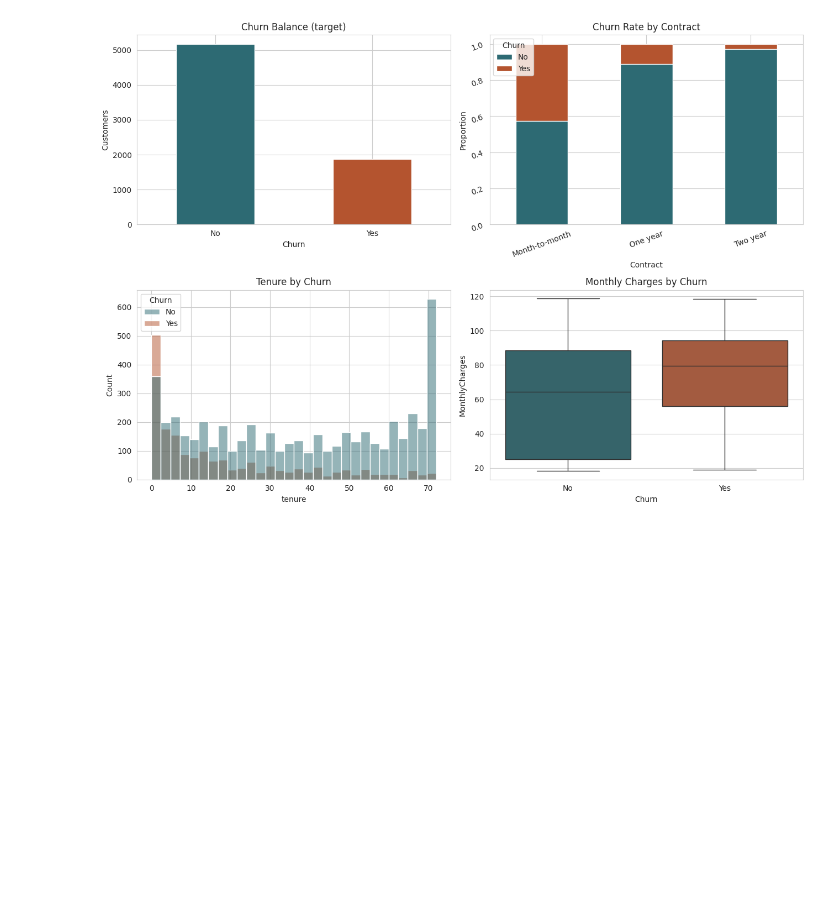
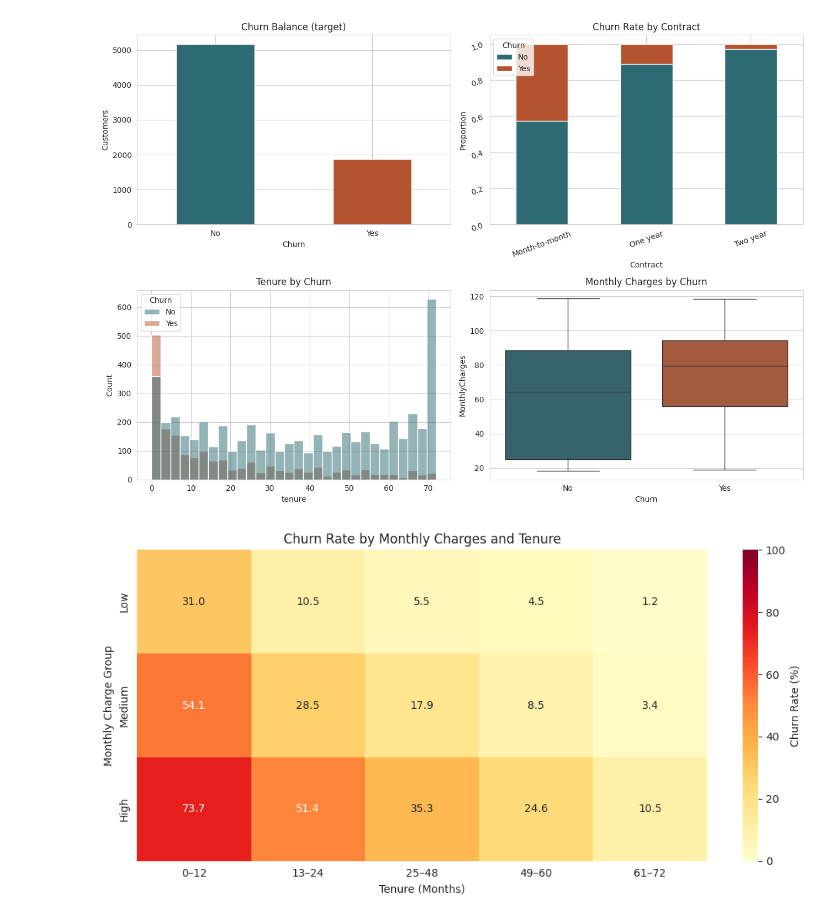
Before and after one commit to iam-ansuman/Datheon_Machine_Learning_-_Data_Science_Internship, a Jupyter notebook: Task-3-Customer-Churn-Prediction/churn_prediction.ipynb, the cells around one changed output. Cells and saved outputs as stored; diff of their text form; code cells hidden in the pictures; blank space fills up the shorter version.

```diff
--- a/Task-3-Customer-Churn-Prediction/churn_prediction.ipynb
+++ b/Task-3-Customer-Churn-Prediction/churn_prediction.ipynb
@@ -77,3 +77,46 @@ Passing `palette` without assigning `hue` is deprecated and will be removed in v
 
   sns.boxplot(data=df, x='Churn', y='MonthlyCharges', ax=axes[1,1],
 [figure]
+# %%
+
+df_plot = df.copy()
+
+df_plot['TenureGroup'] = pd.cut(
+    df_plot['tenure'],
+    bins=[-1, 12, 24, 48, 60, 72],
+    labels=['0–12', '13–24', '25–48', '49–60', '61–72']
+)
+
+df_plot['ChargeGroup'] = pd.qcut(
+    df_plot['MonthlyCharges'],
+    q=3,
+    labels=['Low', 'Medium', 'High'],
+    duplicates='drop'
+)
+
+churn_rate = df_plot.pivot_table(
+    index='ChargeGroup',
+    columns='TenureGroup',
+    values='Churn',
+    aggfunc=lambda x: (x == 'Yes').mean(),
+    observed=False
+) * 100
+
+plt.figure(figsize=(10, 5))
+sns.heatmap(
+    churn_rate,
+    annot=True,
+    fmt='.1f',
+    cmap='YlOrRd',
+    vmin=0,
+    vmax=100,
+    cbar_kws={'label': 'Churn Rate (%)'}
+)
+
+plt.title('Churn Rate by Monthly Charges and Tenure')
+plt.xlabel('Tenure (Months)')
+plt.ylabel('Monthly Charge Group')
+plt.tight_layout()
+plt.show()
+# %% [output]
+[figure, added]
```
Also changed, not shown: parts of 1 cell of this notebook.
